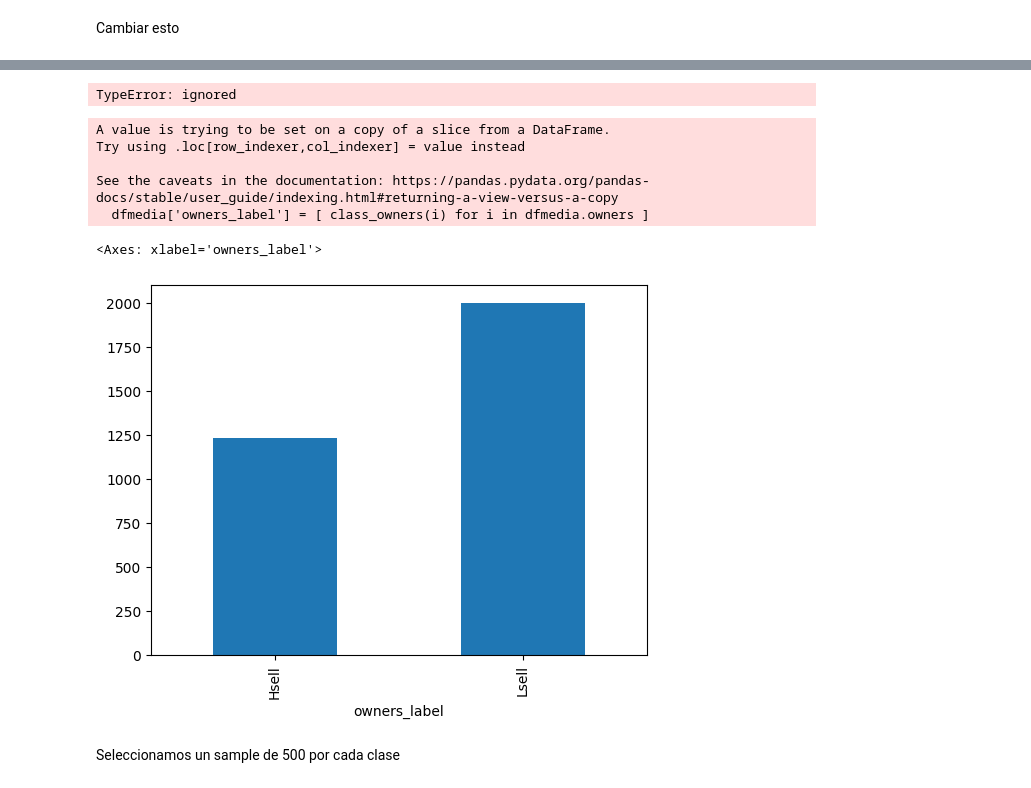
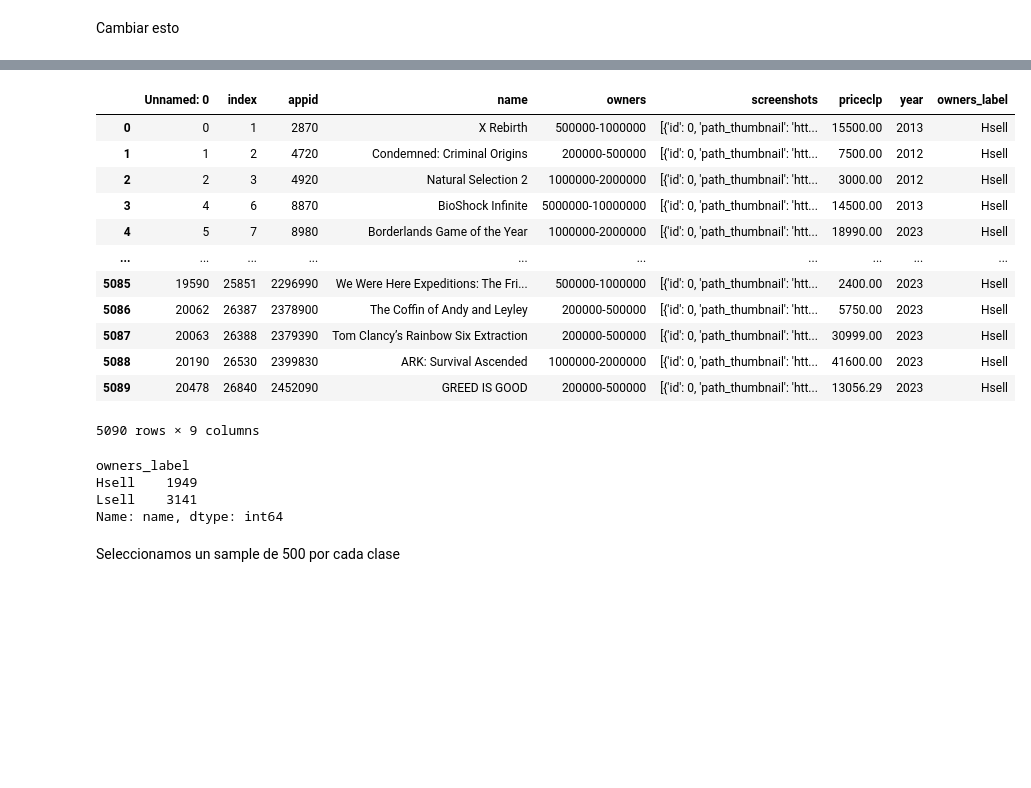
Before and after one commit to hectorjimenez12/CC5205_Proyecto, a Jupyter notebook: Game_ClassificationCNNV2.ipynb, the cells around one changed output, grey strips where cells are left out. Drawn from its saved outputs; the diff is of its cells as text; code cells hidden in the pictures; blank space fills up the shorter version.

```diff
--- a/Game_ClassificationCNNV2.ipynb
+++ b/Game_ClassificationCNNV2.ipynb
@@ -120,20 +120,37 @@ print(len(ids1),len(ids2))
 # %%
-ids = [ int(i.split('.')[0].split('header')[1]) if i[0:3] != 'add' else int(i.split('.')[0].split('add')[1]) for i in ids]  #[i for i in ids1 if i in ids2]
+ids = [i for i in ids1 if i in ids2] #[ int(i.split('.')[0].split('header')[1]) if i[0:3] != 'add' else int(i.split('.')[0].split('add')[1]) for i in ids]
 dfmedia = dfmedia[dfmedia.appid.isin(ids)]
-#Image.open('/content/gdrive/MyDrive/U/S1/Mineria_Datos/Proyecto/Hito3/imagenes/add1046110.png')
+dfmedia = dfmedia.reset_index(level=0,drop=True)
+dfmedia
+#Image.open('/content/gdrive/MyDrive/U/S1/Mineria_Datos/Proyecto/Hito3/imagenes/header1482450.jpg')
 # %% [output]
+|  | Unnamed: 0 | index | appid | name | owners | screenshots | priceclp | year | owners_label |
+| 0 | 0 | 1 | 2870 | X Rebirth | 500000-1000000 | [{'id': 0, 'path_thumbnail': 'htt... | 15500.00 | 2013 | Hsell |
+| 1 | 1 | 2 | 4720 | Condemned: Criminal Origins | 200000-500000 | [{'id': 0, 'path_thumbnail': 'htt... | 7500.00 | 2012 | Hsell |
+| 2 | 2 | 3 | 4920 | Natural Selection 2 | 1000000-2000000 | [{'id': 0, 'path_thumbnail': 'htt... | 3000.00 | 2012 | Hsell |
+| 3 | 4 | 6 | 8870 | BioShock Infinite | 5000000-10000000 | [{'id': 0, 'path_thumbnail': 'htt... | 14500.00 | 2013 | Hsell |
+| 4 | 5 | 7 | 8980 | Borderlands Game of the Year | 1000000-2000000 | [{'id': 0, 'path_thumbnail': 'htt... | 18990.00 | 2023 | Hsell |
+| ... | ... | ... | ... | ... | ... | ... | ... | ... | ... |
+| 5085 | 19590 | 25851 | 2296990 | We Were Here Expeditions: The Fri... | 500000-1000000 | [{'id': 0, 'path_thumbnail': 'htt... | 2400.00 | 2023 | Hsell |
+| 5086 | 20062 | 26387 | 2378900 | The Coffin of Andy and Leyley | 200000-500000 | [{'id': 0, 'path_thumbnail': 'htt... | 5750.00 | 2023 | Hsell |
+| 5087 | 20063 | 26388 | 2379390 | Tom Clancy’s Rainbow Six Extraction | 200000-500000 | [{'id': 0, 'path_thumbnail': 'htt... | 30999.00 | 2023 | Hsell |
+| 5088 | 20190 | 26530 | 2399830 | ARK: Survival Ascended | 1000000-2000000 | [{'id': 0, 'path_thumbnail': 'htt... | 41600.00 | 2023 | Hsell |
+| 5089 | 20478 | 26840 | 2452090 | GREED IS GOOD | 200000-500000 | [{'id': 0, 'path_thumbnail': 'htt... | 13056.29 | 2023 | Hsell |
-TypeError: ignored
+5090 rows × 9 columns
 # %%
 dfmedia['owners_label'] = [ class_owners(i) for i in dfmedia.owners ]
+
+import matplotlib.pyplot as plt
 dfmedia.groupby('owners_label').count().loc[:,'name'].plot.bar()
+plt.axhline(y = 1949, color = 'r', linestyle = '-')
+plt.ylabel('# Juegos [-]',fontsize = 15)
+plt.xticks(rotation=0,fontsize = 15)
+plt.xlabel('')
 # %% [output]
-A value is trying to be set on a copy of a slice from a DataFrame.
-Try using .loc[row_indexer,col_indexer] = value instead
-
-See the caveats in the documentation: https://pandas.pydata.org/pandas-docs/stable/user_guide/indexing.html#returning-a-view-versus-a-copy
-  dfmedia['owners_label'] = [ class_owners(i) for i in dfmedia.owners ]
+owners_label
+Hsell    1949
+Lsell    3141
+Name: name, dtype: int64
-<Axes: xlabel='owners_label'>
-[figure, removed]
 # %% [markdown]
 Seleccionamos un sample de 500 por cada clase
 # %%
```
Also changed, not shown: parts of 11 cells of this notebook.
